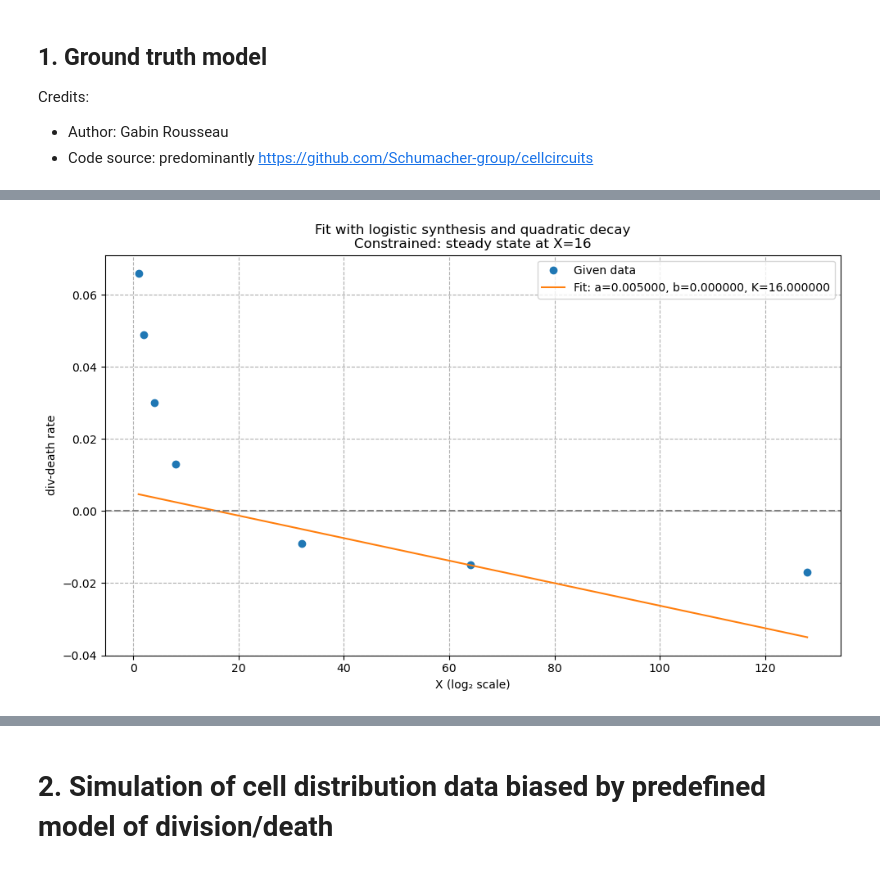
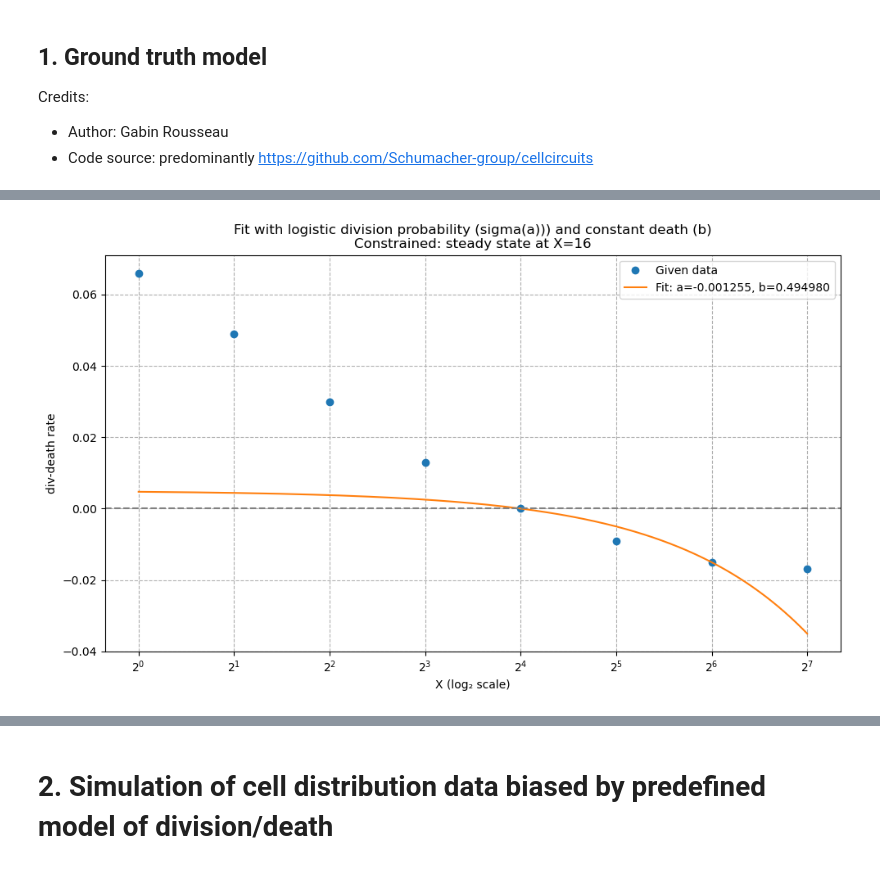
Before and after one commit to B179675-2024/OSDR_TNBC, a Jupyter notebook: notebooks/validation_simulations.ipynb, the cells around one changed output, grey strips where cells are left out. Drawn from its saved outputs; the diff is of its cells as text; code cells hidden in the pictures.

Commit message:
simulation model inference

```diff
--- a/notebooks/validation_simulations.ipynb
+++ b/notebooks/validation_simulations.ipynb
@@ -94,51 +11,51 @@ import matplotlib.pyplot as plt
 from scipy.optimize import minimize
 
 # Re-define data
-X_data = np.array([1, 2, 4, 8, 32, 64, 128])
-inner_data = np.array([0.066, 0.049, 0.030, 0.013, -0.009, -0.015, -0.017])
+X_data = np.array([1, 2, 4, 8, 16, 32, 64, 128])
+inner_data = np.array([0.066, 0.049, 0.030, 0.013, 0.00, -0.009, -0.015, -0.017])
 
 # Define the new model with a logistic function
-def logistic_decay_model(X, a, b, K):
-    return (a*1*(1-X/K) - b*X) #(1 / (1 + np.exp(-a * X)) - b*np.log2(X))
+def logistic_decay_model(X, a, b):
+    return  1/(1+np.exp(-(a*X))) - b #a - b*np.log2(X) #2**-a*X - b #(a*1*(1-X/K) - b*X) #(1 / (1 + np.exp(-a * X)) - b*np.log2(X))
 
 # Define residuals for least squares fitting
 def residuals(params, X, y):
-    a, b, K = params
-    return np.sum((logistic_decay_model(X, a, b, K) - y)**2)
+    a, b = params
+    return np.sum((logistic_decay_model(X, a, b) - y)**2)
 
 # Constraint: steady state at X=16
 def constraint(params):
-    a, b, K = params
-    return (a*1*(1-16/K) - b*16) #1 / (1 + np.exp(-a * 16)) - b*np.log2(16)
+    a, b = params
+    return 1/(1+np.exp(-(a*16))) - b #a - b*np.log2(16) #2**(-a*16) - b #(a*1*(1-16/K) - b*16) #1 / (1 + np.exp(-a * 16)) - b*np.log2(16)
 
 # Initial guess and bounds
-initial_guess = [0.01, 0.001, 16]
+initial_guess = [0.02, 0.08]
 cons = {'type': 'eq', 'fun': constraint}
-bounds = [(-100, 100), (-100, 100), (-100, 100)]
+bounds = [(-100, 100), (-100, 100)]
 
 # Fit model
 result = minimize(residuals, initial_guess, args=(X_data, inner_data), constraints=cons, bounds=bounds)
-a_fit_logistic, b_fit_logistic, K_fit_logistic = result.x
+a_fit_logistic, b_fit_logistic = result.x
 
 # Generate fitted curve
 X_fit_range = np.linspace(min(X_data), max(X_data), 500)
-y_fit_logistic = logistic_decay_model(X_fit_range, a_fit_logistic, b_fit_logistic, K_fit_logistic)
+y_fit_logistic = logistic_decay_model(X_fit_range, a_fit_logistic, b_fit_logistic)
 
 # Plot results
 plt.figure(figsize=(10, 6))
 plt.plot(X_data, inner_data, 'o', label='Given data')
-plt.plot(X_fit_range, y_fit_logistic, '-', label=f'Fit: a={a_fit_logistic:.6f}, b={b_fit_logistic:.6f}, K={K_fit_logistic:.6f}')
+plt.plot(X_fit_range, y_fit_logistic, '-', label=f'Fit: a={a_fit_logistic:.6f}, b={b_fit_logistic:.6f}')
 plt.axhline(0, color='gray', linestyle='--')
-#plt.xscale('log', base=2)
+plt.xscale('log', base=2)
 plt.xlabel('X (log₂ scale)')
 plt.ylabel('div-death rate')
-plt.title('Fit with logistic synthesis and quadratic decay\nConstrained: steady state at X=16')
+plt.title('Fit with logistic division probability (sigma(a))) and constant death (b)\nConstrained: steady state at X=16')
 plt.grid(True, which='both', linestyle='--')
 plt.legend()
 plt.tight_layout()
 plt.show()
 # %% [output]
-[figure, old version]
+[figure, new version]
 # %%
 # constrained variant to ensure the steady state at X=16 (where a=16b)
 
```
Also changed, not shown: parts of 11 cells of this notebook.
